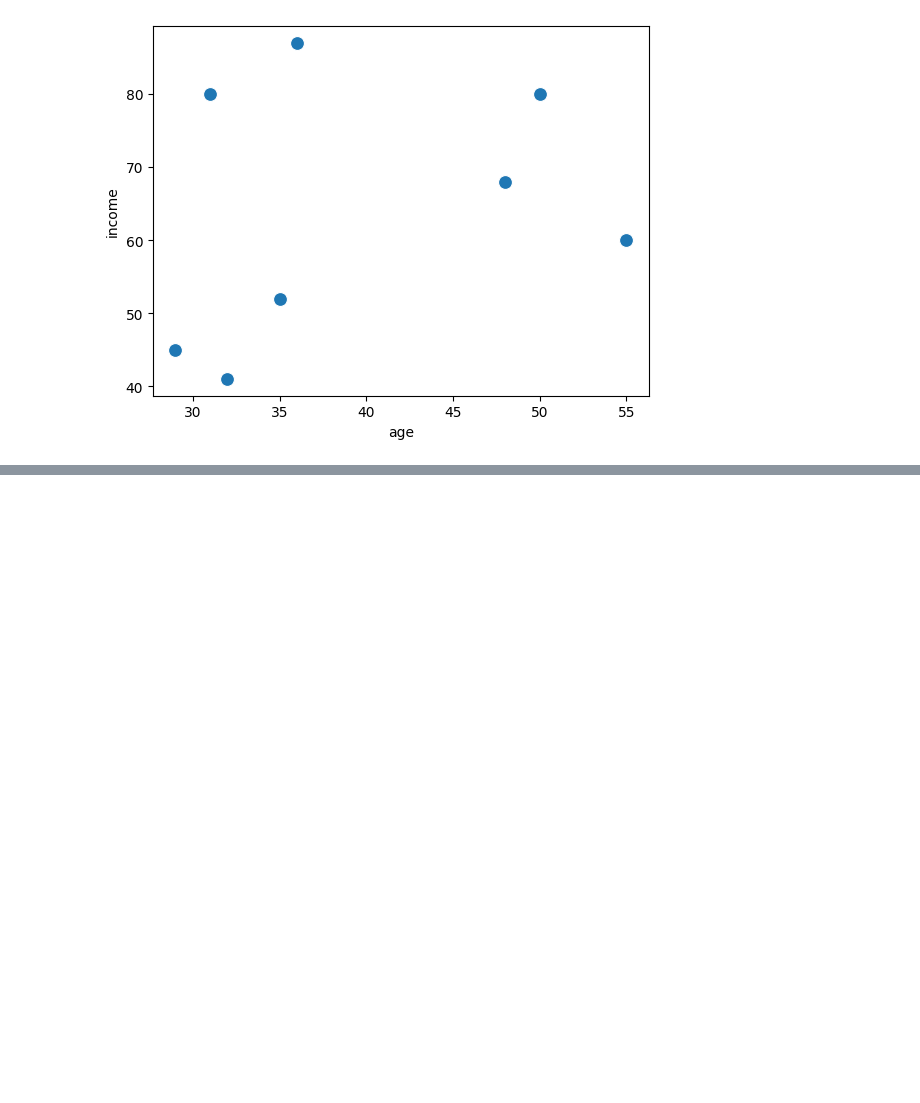
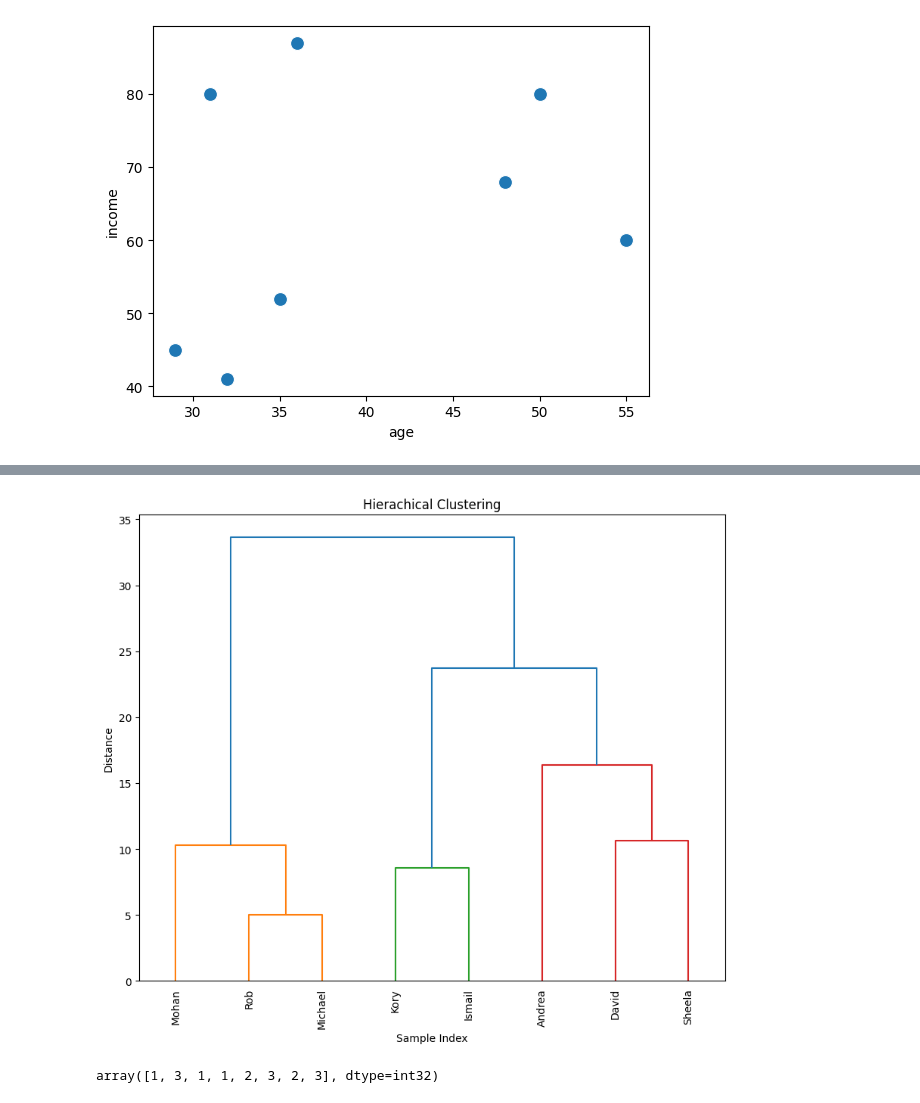
Before and after one commit to naveenkumar0706-r/Data_Scientist, a Jupyter notebook: Day 12 (FN)/Hierarchical.ipynb, the cells around one changed output, grey strips where cells are left out. Saved outputs shown, nothing was run; the diff lists cells and outputs as text; code cells hidden in the pictures; blank space fills up the shorter version.

```diff
--- a/Day 12 (FN)/Hierarchical.ipynb
+++ b/Day 12 (FN)/Hierarchical.ipynb
@@ -19,5 +20,10 @@ df
 # %%
 sns.scatterplot(data=df, x="age", y="income", s =100)
 plt.show()
+X = df[["age", "income"]]
 # %% [output]
 [figure]
+# %%
+from sklearn.cluster import AgglomerativeClustering
+h = AgglomerativeClustering(n_clusters=3, metric='euclidean', linkage='average')
+h.fit(X)
@@ -23,0 +32,4 @@ plt.show()
+# %%
+from scipy.cluster.hierarchy import dendrogram,linkage,fcluster
+z=linkage(X,method='average')
+z
@@ -23,0 +44,14 @@ plt.show()
+# %%
+plt.figure(figsize=(10,8))
+plt.title('Hierachical Clustering')
+dendrogram(z,labels=df['name'].values,leaf_rotation=90,leaf_font_size=10)
+plt.xlabel("Sample Index")
+plt.ylabel("Distance")
+plt.show()
+# %% [output]
+[figure, added]
+# %%
+clusters = fcluster(z, 3, criterion='maxclust')
+clusters
+# %% [output]
+array([1, 3, 1, 1, 2, 3, 2, 3], dtype=int32)
```
Also changed, not shown: parts of 4 cells of this notebook, 4 other files.
